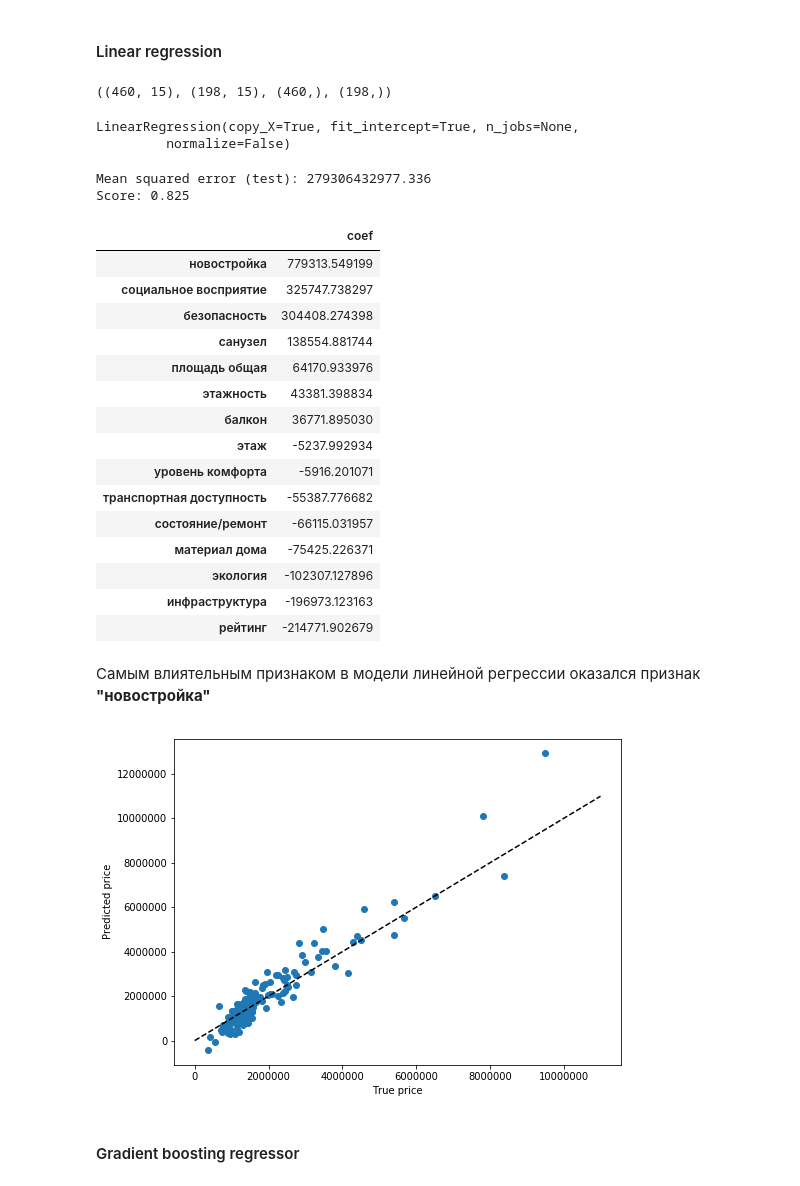
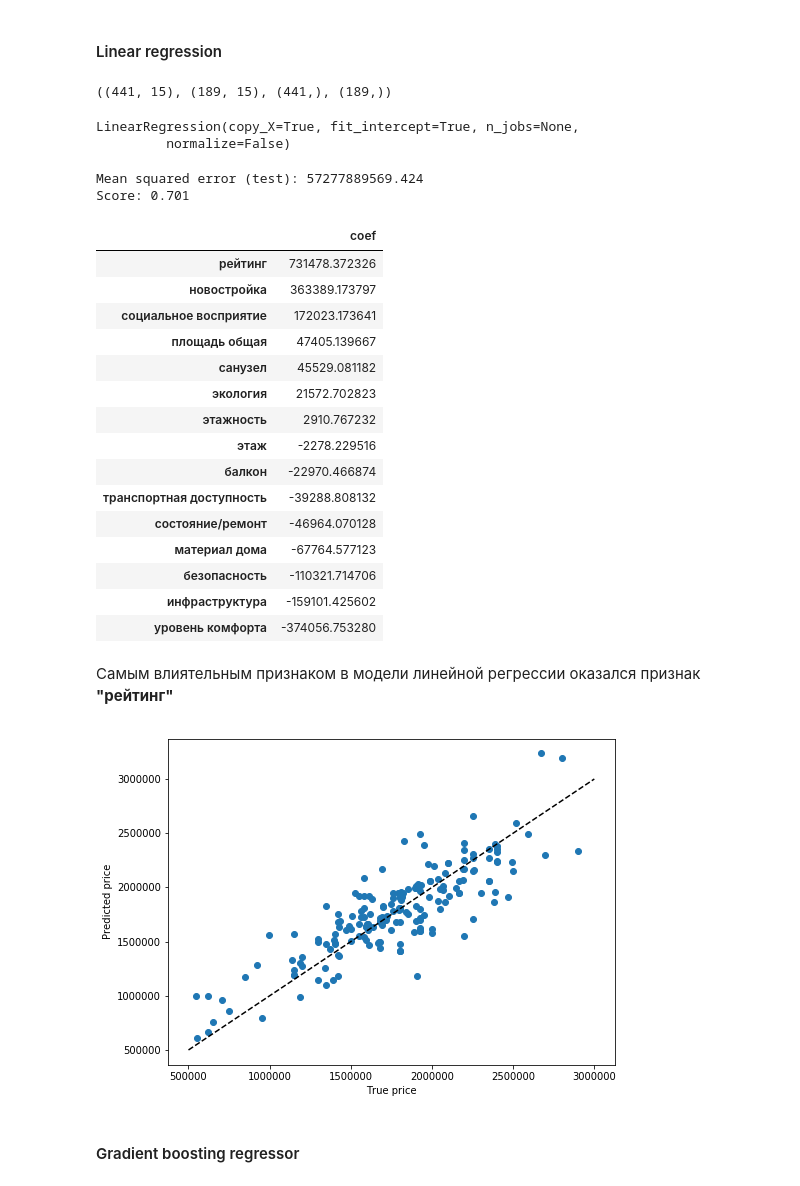
Before and after one commit to vdilchenko/university, a Jupyter notebook: OpenDataScience2018/mlsn_project.ipynb, the cells around one changed output. Saved outputs shown, nothing was run; the diff lists cells and outputs as text; code cells hidden in the pictures.

Commit message:
fixed errors

```diff
--- a/OpenDataScience2018/mlsn_project.ipynb
+++ b/OpenDataScience2018/mlsn_project.ipynb
@@ -12,7 +12,7 @@ from sklearn.linear_model import LogisticRegression, LinearRegression
 from sklearn.metrics.regression import mean_squared_error
 from sklearn.metrics import accuracy_score, roc_auc_score, explained_variance_score
 # %%
-data = pd.read_csv('/Users/ilchenkoslava/PycharmProjects/Upwork/MLSN/mlsn_property_data.csv')
+data = pd.read_csv('/Users/ilchenkoslava/PycharmProjects/Upwork/MLSN/mlsn_property_data_new.csv')
 # %%
 data.head().T
 # %% [output]
@@ -224,7 +224,7 @@ X = new_data.drop('цена', axis=1)
 X_train, X_holdout, y_train, y_holdout = train_test_split(X, y, test_size=0.3, random_state=17)
 X_train.shape, X_holdout.shape, y_train.shape, y_holdout.shape
 # %% [output]
-((460, 15), (198, 15), (460,), (198,))
+((441, 15), (189, 15), (441,), (189,))
 # %%
 linreg = LinearRegression()
 linreg.fit(X_train, y_train)
@@ -235,40 +235,40 @@ LinearRegression(copy_X=True, fit_intercept=True, n_jobs=None,
 print("Mean squared error (test): %.3f" % mean_squared_error(y_holdout, linreg.predict(X_holdout)))
 print("Score: %.3f" % explained_variance_score(y_holdout, linreg.predict(X_holdout)))
 # %% [output]
-Mean squared error (test): 279306432977.336
-Score: 0.825
+Mean squared error (test): 57277889569.424
+Score: 0.701
 # %%
 linreg_coef = pd.DataFrame(linreg.coef_, new_data.drop('цена', axis=1).columns, columns=['coef'])
 linreg_coef.sort_values(by=['coef'], ascending=False)
 # %% [output]
 |  | coef |
-| новостройка | 779313.549199 |
-| социальное восприятие | 325747.738297 |
-| безопасность | 304408.274398 |
-| санузел | 138554.881744 |
-| площадь общая | 64170.933976 |
-| этажность | 43381.398834 |
-| балкон | 36771.895030 |
-| этаж | -5237.992934 |
-| уровень комфорта | -5916.201071 |
-| транспортная доступность | -55387.776682 |
-| состояние/ремонт | -66115.031957 |
-| материал дома | -75425.226371 |
-| экология | -102307.127896 |
-| инфраструктура | -196973.123163 |
-| рейтинг | -214771.902679 |
+| рейтинг | 731478.372326 |
+| новостройка | 363389.173797 |
+| социальное восприятие | 172023.173641 |
+| площадь общая | 47405.139667 |
+| санузел | 45529.081182 |
+| экология | 21572.702823 |
+| этажность | 2910.767232 |
+| этаж | -2278.229516 |
+| балкон | -22970.466874 |
+| транспортная доступность | -39288.808132 |
+| состояние/ремонт | -46964.070128 |
+| материал дома | -67764.577123 |
+| безопасность | -110321.714706 |
+| инфраструктура | -159101.425602 |
+| уровень комфорта | -374056.753280 |
 # %% [markdown]
-Самым влиятельным признаком в модели линейной регрессии оказался признак <b>"новостройка"</b>
+Самым влиятельным признаком в модели линейной регрессии оказался признак <b>"рейтинг"</b>
 # %%
 plt.figure(figsize=(8, 6))
 plt.scatter(y_holdout, linreg.predict(X_holdout))
-plt.plot([0, 11000000], [0, 11000000], '--k')
+plt.plot([500000, 3000000], [500000, 3000000], '--k')
 plt.ticklabel_format(useOffset=False, style='plain')
 plt.xlabel('True price')
 plt.ylabel('Predicted price')
 plt.show()
 # %% [output]
-[figure, old version]
+[figure, new version]
 # %% [markdown]
 #### Gradient boosting regressor
 # %%
```
Also changed, not shown: parts of 16 cells of this notebook.
